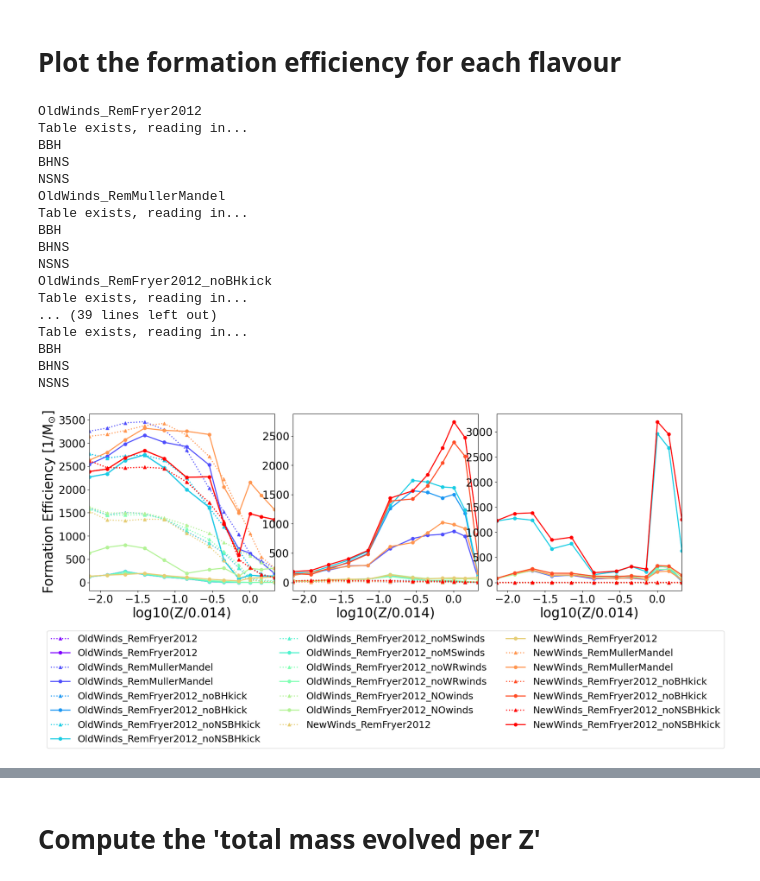
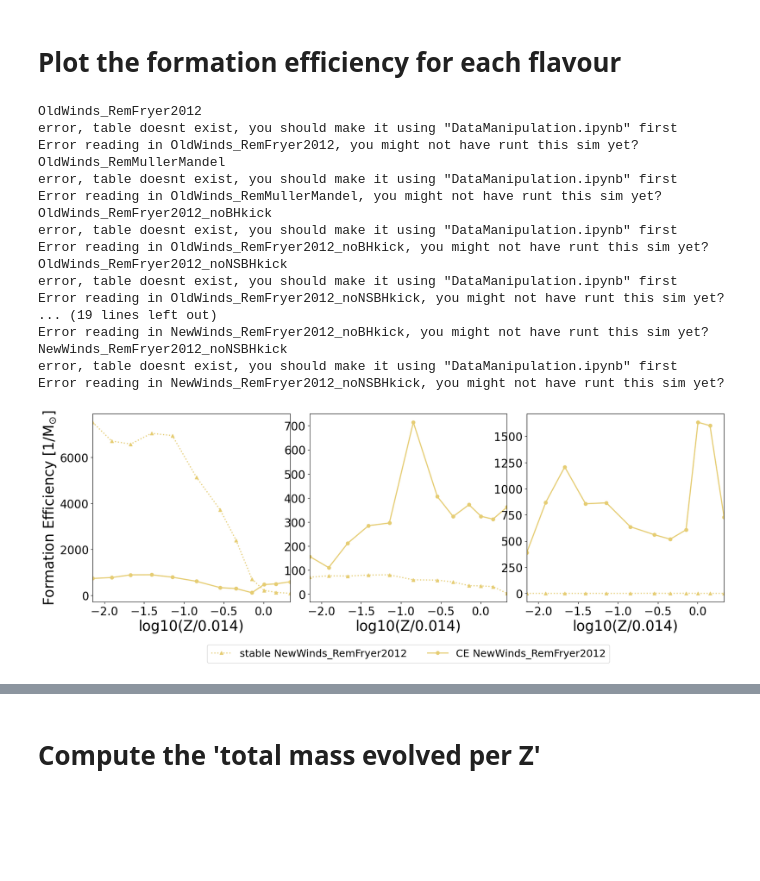
Before and after one commit to LiekeVanSon/ZdependentFormEff, a Jupyter notebook: code/Yield_CE_Stable.ipynb, the cells around one changed output, grey strips where cells are left out. Saved outputs shown, nothing was run; the diff lists cells and outputs as text; code cells hidden in the pictures; blank space fills up the shorter version.

```diff
--- a/code/Yield_CE_Stable.ipynb
+++ b/code/Yield_CE_Stable.ipynb
@@ -101,7 +101,11 @@ colors = cmap(np.linspace(0, 1, len(sim_flags_dict.keys())) )
 for s, sim_name in enumerate(sim_flags_dict.keys()):
     print(sim_name)
 
-    merging_DCO_tables  = get_merging_dcos(sim_name =  sim_name, prog_table_name = 'potential_DCO_progenitors_Allinfo.h5')
+    try:
+        merging_DCO_tables  = get_merging_dcos(sim_name =  sim_name, prog_table_name = 'potential_DCO_progenitors_Allinfo.h5')
+    except:
+        print(f"Error reading in {sim_name}, you might not have runt this sim yet?")
+        continue
 
     #########################
     # Loop over the axes and DCO flavors
@@ -110,52 +114,63 @@ for s, sim_name in enumerate(sim_flags_dict.keys()):
 
         # Group by metallicity
         grouped_byZ = table.groupby('Metallicity@ZAMS(1)')
 
         # Get all Z values and group lengths
         Z_values = np.array([Z for Z, group in grouped_byZ])
 
-       # count the number of systems in each group for all, CE and stable channel
-        All_group_lengths       = [len(group) for Z, group in grouped_byZ]
-        stable_group_lengths    = [len(group[group['CE_Event_Counter'] == 0]) for Z, group in grouped_byZ]
-        CE_group_lengths        = [len(group[group['CE_Event_Counter'] > 0]) for Z, group in grouped_byZ]
+        # Check if weighted samples
+        boolWeighted = 'mixture_weight' in table.keys()
+
+        if boolWeighted: #UNTESTED
+            print('using weighted samples')
+            # sum the mixture_weight column for all, CE and stable channel
+            All_group_lengths       = [sum(group['mixture_weight']) for Z, group in grouped_byZ]
+            stable_group_lengths    = [sum(group['mixture_weight'][group['CE_Event_Counter'] == 0]) for Z, group in grouped_byZ]
+            CE_group_lengths        = [sum(group['mixture_weight'][group['CE_Event_Counter'] > 0]) for Z, group in grouped_byZ]
+
+        else:
+            # count the number of systems in each group for all, CE and stable channel
+            All_group_lengths       = [len(group) for Z, group in grouped_byZ]
+            stable_group_lengths    = [len(group[group['CE_Event_Counter'] == 0]) for Z, group in grouped_byZ]
+            CE_group_lengths        = [len(group[group['CE_Event_Counter'] > 0]) for Z, group in grouped_byZ]
 
         # Plot the number of DCO mergers as a function of metallicity
-        ax.plot(np.log10(Z_values/0.014), stable_group_lengths, label = sim_name, lw = 2, ls = ':', marker = '^', color = colors[s])
-        ax.plot(np.log10(Z_values/0.014), CE_group_lengths, label = sim_name, lw = 2, ls = '-', marker = 'o', color = colors[s])
+        ax.plot(np.log10(Z_values/0.014), stable_group_lengths, label = f'stable {sim_name}' , lw = 2, ls = ':', marker = '^', color = colors[s])
+        ax.plot(np.log10(Z_values/0.014), CE_group_lengths, label = f'CE {sim_name}', lw = 2, ls = '-', marker = 'o', color = colors[s])
 
         #####
         # plotvalues
         ax.set_xlim(np.log10(1e-4/0.014),np.log10(0.03/0.014))
         ax.set_xlabel('log10(Z/0.014)', fontsize = 25)
         # ax.set_ylim(1e-9,5e-4)
         ax.tick_params(axis='both', which='major', labelsize=20)     # increase  tick labels
         ax.tick_params(axis='both', which='minor', labelsize=20)
 
 #########################
 # plotvalues
 fig.subplots_adjust(hspace=0.25, wspace=0.1)
 axes[0].set_ylabel("Formation Efficiency [1/$\mathrm{M_{\odot}}$]", fontsize =25)
 
 axes[1].legend(bbox_to_anchor=(0.5, -0.2), loc='upper center', fontsize = 18, ncols = 3)
 
-# plt.savefig(f'../plots/{compas_v}/Yield_variations.pdf', bbox_inches='tight')
+plt.savefig(f'../plots/{compas_v}/Yield_variations.pdf', bbox_inches='tight')
 plt.show()
 # %% [output]
 OldWinds_RemFryer2012
-Table exists, reading in...
-BBH
-BHNS
-NSNS
+error, table doesnt exist, you should make it using "DataManipulation.ipynb" first
+Error reading in OldWinds_RemFryer2012, you might not have runt this sim yet?
 OldWinds_RemMullerMandel
-Table exists, reading in...
-BBH
-BHNS
-NSNS
+error, table doesnt exist, you should make it using "DataManipulation.ipynb" first
+Error reading in OldWinds_RemMullerMandel, you might not have runt this sim yet?
 OldWinds_RemFryer2012_noBHkick
-Table exists, reading in...
-... (39 lines left out)
-Table exists, reading in...
-BBH
-BHNS
-NSNS
+error, table doesnt exist, you should make it using "DataManipulation.ipynb" first
+Error reading in OldWinds_RemFryer2012_noBHkick, you might not have runt this sim yet?
+OldWinds_RemFryer2012_noNSBHkick
+error, table doesnt exist, you should make it using "DataManipulation.ipynb" first
+Error reading in OldWinds_RemFryer2012_noNSBHkick, you might not have runt this sim yet?
+... (19 lines left out)
+Error reading in NewWinds_RemFryer2012_noBHkick, you might not have runt this sim yet?
+NewWinds_RemFryer2012_noNSBHkick
+error, table doesnt exist, you should make it using "DataManipulation.ipynb" first
+Error reading in NewWinds_RemFryer2012_noNSBHkick, you might not have runt this sim yet?
-[figure, old version]
+[figure, new version]
```
Also changed, not shown: parts of 11 cells of this notebook, 12 other files.
